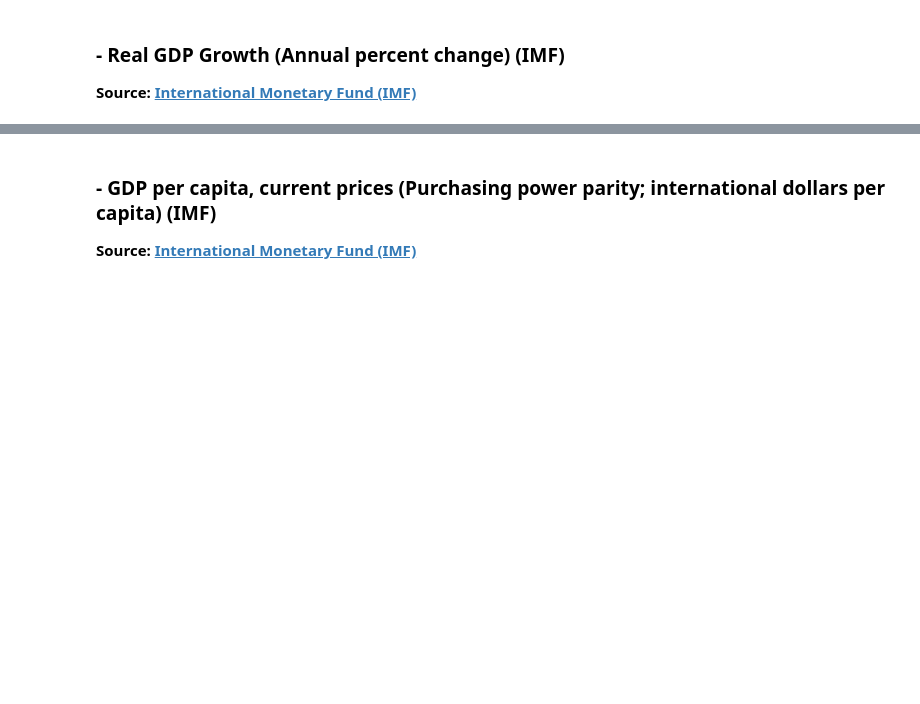
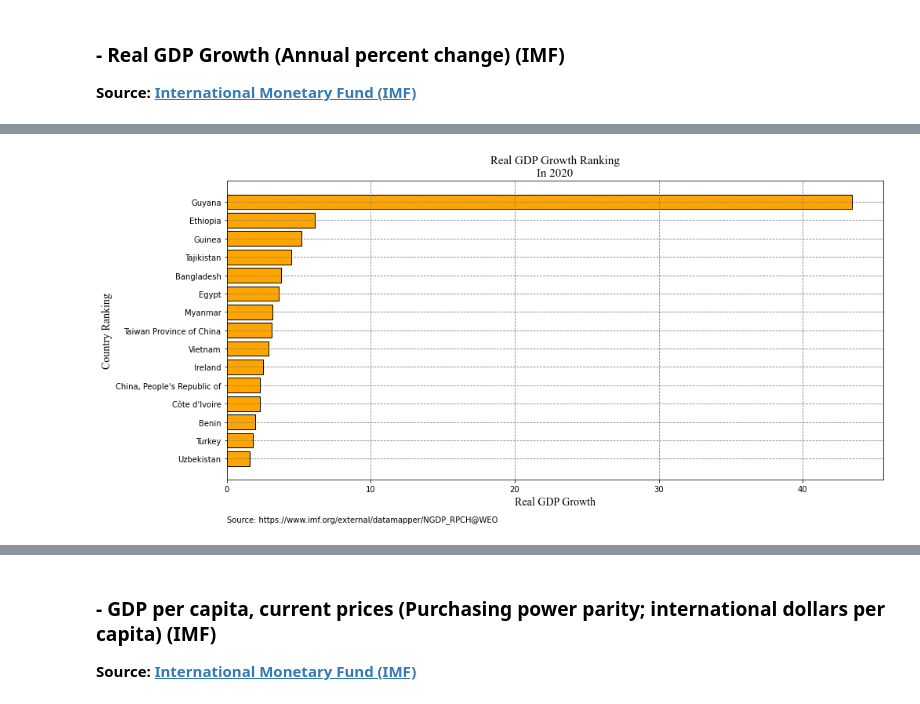
Before and after one commit to saeed-saffari/alzahra-workshop-spr2021, a Jupyter notebook: lecture/5. Pandas 01.ipynb, the cells around one changed output, grey strips where cells are left out. Cells and saved outputs as stored; diff of their text form; code cells hidden in the pictures; blank space fills up the shorter version.

```diff
--- a/lecture/5. Pandas 01.ipynb
+++ b/lecture/5. Pandas 01.ipynb
@@ -42,0 +525,3 @@
+# %%
+growth_2020 = pd.read_excel('Real GDP Growth (IMF).xlsx', sheet_name='growth_2020')
+growth_2020.head(10)
@@ -42,0 +552,3 @@
+# %%
+largest = growth_2020.nlargest(15, 2020)
+largest
@@ -42,0 +592,18 @@
+# %%
+plt.figure(figsize=(15,7))
+plt.barh(largest['Country'], largest[2020],
+        color = 'orange',
+         edgecolor = 'k'
+        )
+plt.gca().invert_yaxis()
+#plt.gca().invert_xaxis()
+
+plt.grid(ls = '--', c = 'gray')
+plt.xlabel('Real GDP Growth', fontsize = 14, fontname = 'Times New Roman')
+plt.ylabel('Country Ranking', fontsize = 14, fontname = 'Times New Roman')
+plt.title("Real GDP Growth Ranking\nIn 2020",fontsize = 15, fontname = 'Times New Roman')
+plt.figtext(0.125, 0.02, 'Source: https://www.imf.org/external/datamapper/NGDP_RPCH@WEO ')
+
+plt.show()
+# %% [output]
+[figure, added]
```
Also changed, not shown: parts of 81 cells of this notebook.
